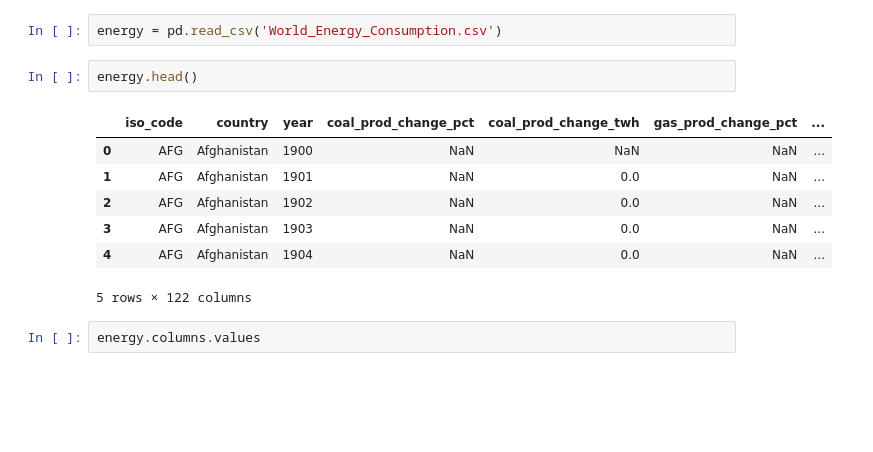
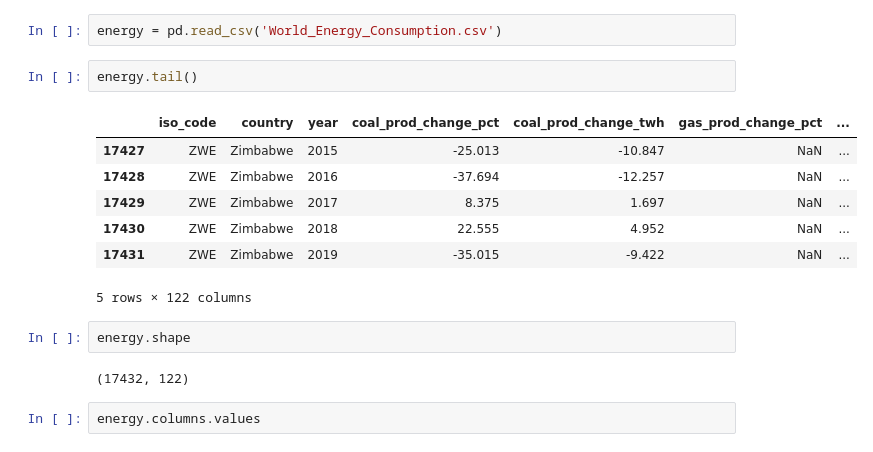
Before and after one commit to joshfuchs/DataScience_projects, a Jupyter notebook: world_energy_consumption.ipynb, the cells around one changed output. Saved outputs shown, nothing was run; the diff lists cells and outputs as text; blank space fills up the shorter version.

```diff
--- a/world_energy_consumption.ipynb
+++ b/world_energy_consumption.ipynb
@@ -25,15 +33,19 @@ plt.rc(
 # %%
 energy = pd.read_csv('World_Energy_Consumption.csv')
 # %%
-energy.head()
+energy.tail()
 # %% [output]
 |  | iso_code | country | year | coal_prod_change_pct | coal_prod_change_twh | gas_prod_change_pct | ... |
-| 0 | AFG | Afghanistan | 1900 | NaN | NaN | NaN | ... |
-| 1 | AFG | Afghanistan | 1901 | NaN | 0.0 | NaN | ... |
-| 2 | AFG | Afghanistan | 1902 | NaN | 0.0 | NaN | ... |
-| 3 | AFG | Afghanistan | 1903 | NaN | 0.0 | NaN | ... |
-| 4 | AFG | Afghanistan | 1904 | NaN | 0.0 | NaN | ... |
+| 17427 | ZWE | Zimbabwe | 2015 | -25.013 | -10.847 | NaN | ... |
+| 17428 | ZWE | Zimbabwe | 2016 | -37.694 | -12.257 | NaN | ... |
+| 17429 | ZWE | Zimbabwe | 2017 | 8.375 | 1.697 | NaN | ... |
+| 17430 | ZWE | Zimbabwe | 2018 | 22.555 | 4.952 | NaN | ... |
+| 17431 | ZWE | Zimbabwe | 2019 | -35.015 | -9.422 | NaN | ... |
 5 rows × 122 columns
+# %%
+energy.shape
+# %% [output]
+(17432, 122)
 # %%
 energy.columns.values
 # %% [output]
```
Also changed, not shown: parts of 28 cells of this notebook.
